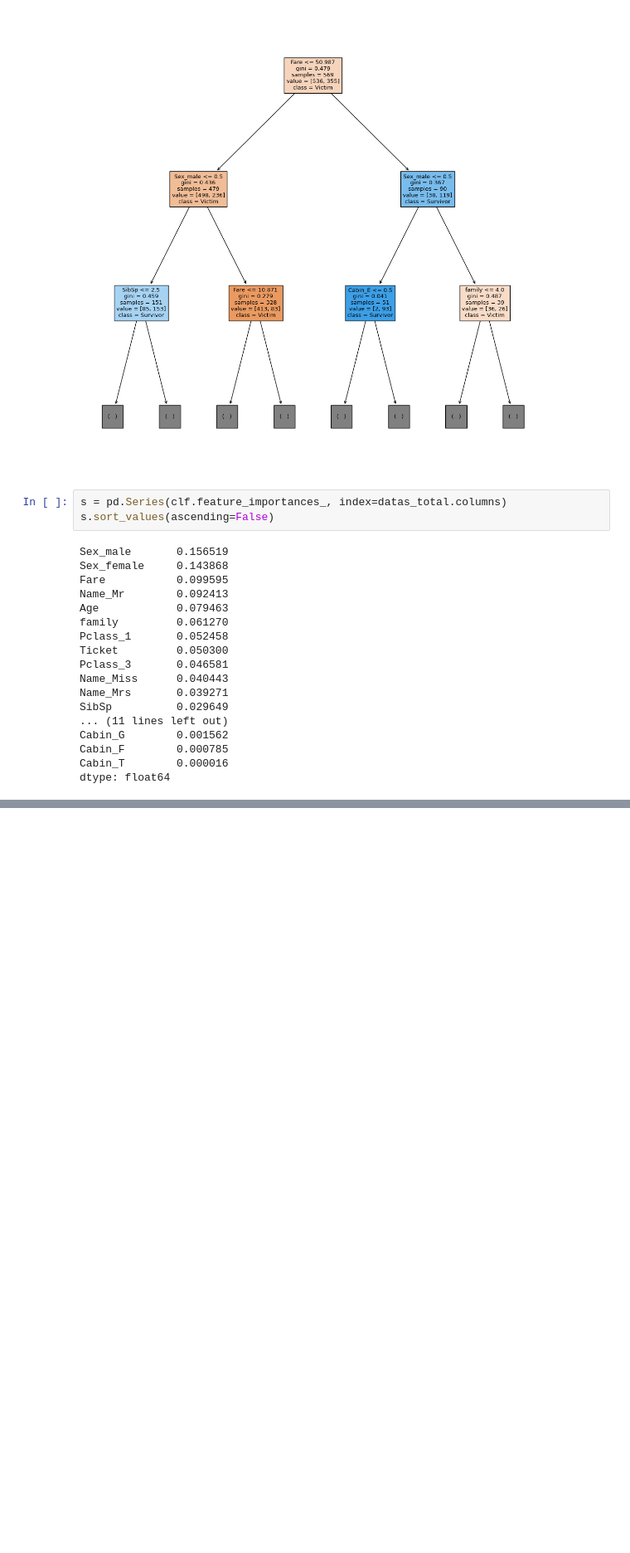
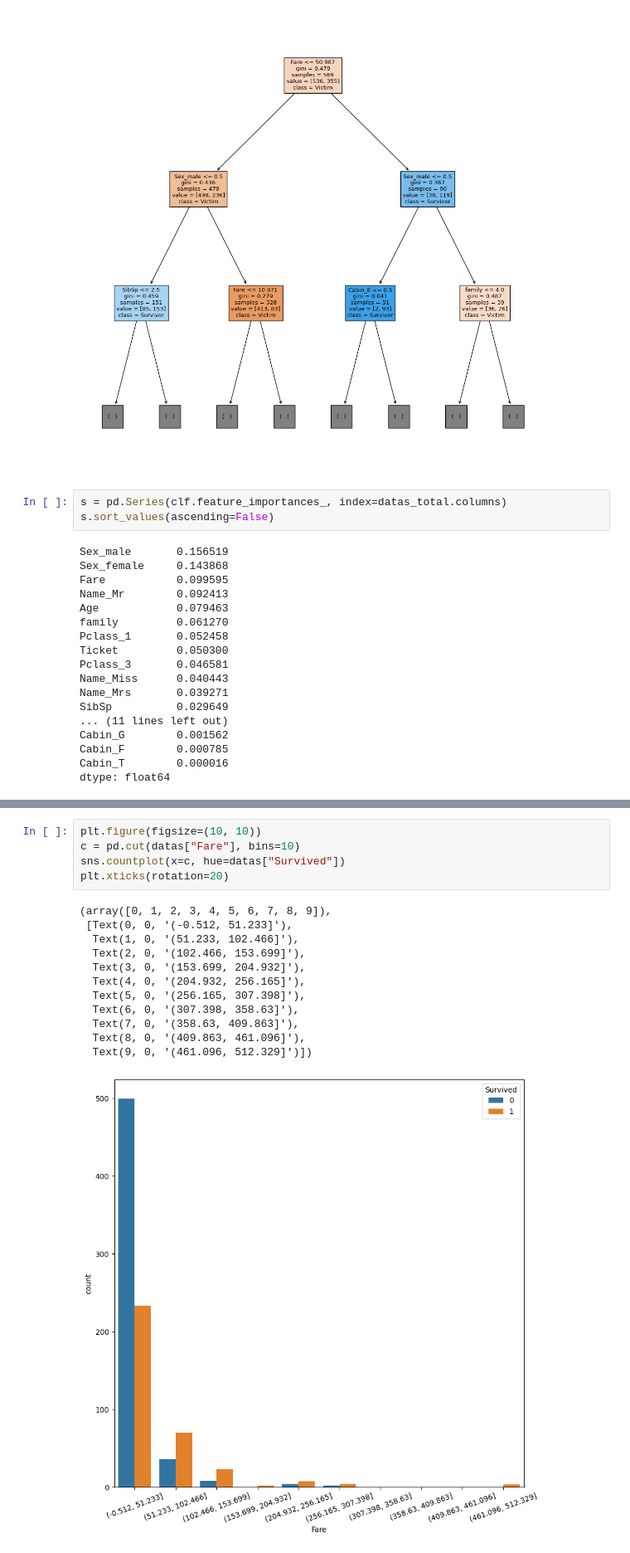
Before and after one commit to nickLin1225/AI_tibame, a Jupyter notebook: titanic.ipynb, the cells around one changed output, grey strips where cells are left out. Shown: that part at 83% size. Drawn from its saved outputs; the diff is of its cells as text; blank space fills up the shorter version.

```diff
--- a/titanic.ipynb
+++ b/titanic.ipynb
@@ -424,0 +430,18 @@ dtype: float64
+# %%
+plt.figure(figsize=(10, 10))
+c = pd.cut(datas["Fare"], bins=10)
+sns.countplot(x=c, hue=datas["Survived"])
+plt.xticks(rotation=20)
+# %% [output]
+(array([0, 1, 2, 3, 4, 5, 6, 7, 8, 9]),
+ [Text(0, 0, '(-0.512, 51.233]'),
+  Text(1, 0, '(51.233, 102.466]'),
+  Text(2, 0, '(102.466, 153.699]'),
+  Text(3, 0, '(153.699, 204.932]'),
+  Text(4, 0, '(204.932, 256.165]'),
+  Text(5, 0, '(256.165, 307.398]'),
+  Text(6, 0, '(307.398, 358.63]'),
+  Text(7, 0, '(358.63, 409.863]'),
+  Text(8, 0, '(409.863, 461.096]'),
+  Text(9, 0, '(461.096, 512.329]')])
+[figure, added]
```
Also changed, not shown: parts of 2 cells of this notebook.
